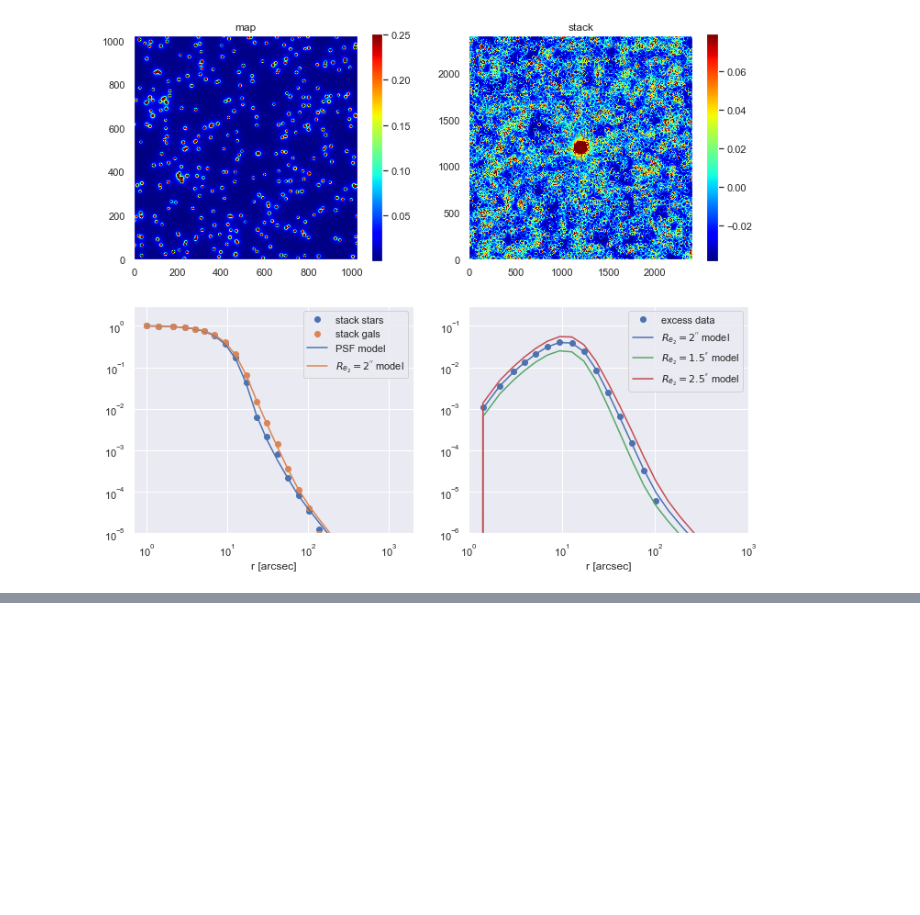
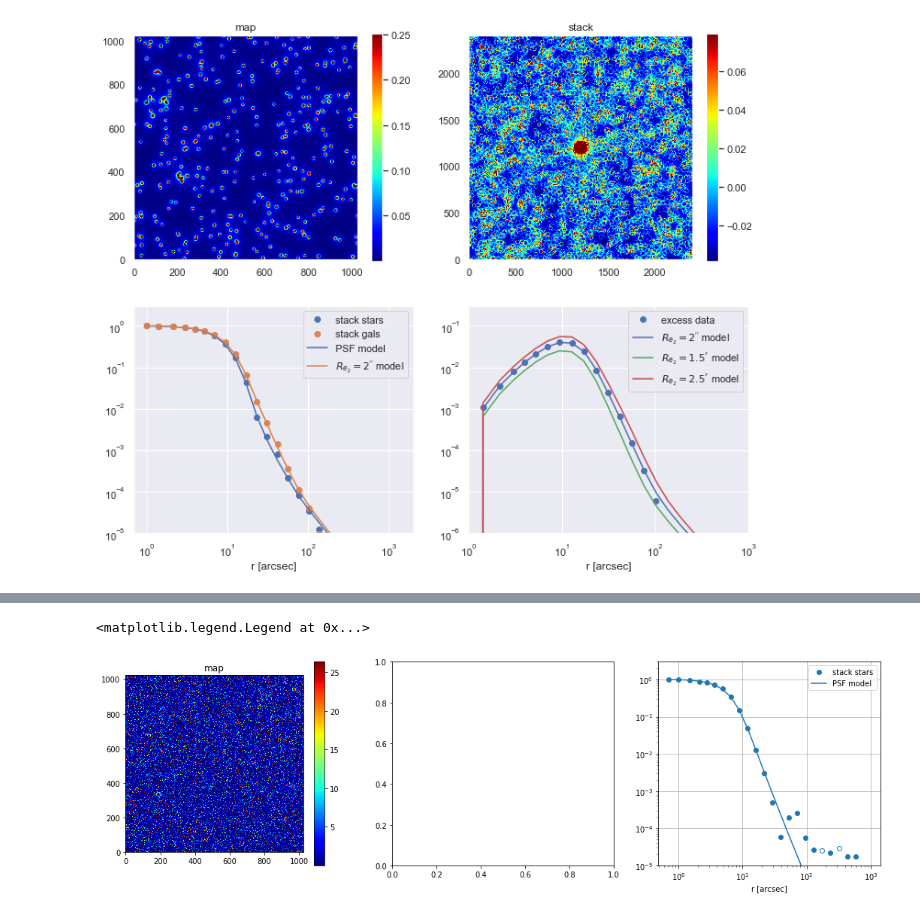
Before and after one commit to yuntingcheng/python_ciber, a Jupyter notebook: stack_modelfit/fit_process_test.ipynb, the cells around one changed output, grey strips where cells are left out. Cells and saved outputs as stored; diff of their text form; code cells hidden in the pictures; blank space fills up the shorter version.

```diff
--- a/stack_modelfit/fit_process_test.ipynb
+++ b/stack_modelfit/fit_process_test.ipynb
@@ -102,0 +248,19 @@ plt.savefig('plots/fitting_process_test.png', dpi = 100, bbox_inches='tight')
+# %%
+fig, ax = plt.subplots(1,3,figsize=(18,5))
+
+imageclip(srcmap, ax=ax[0])
+ax[0].set_title('map')
+ax[0].grid(False)
+
+ax[2].loglog(rbins,profstacks/profstacks[0],'C0o',label='stack stars')
+ax[2].loglog(rbins,-profstacks/profstacks[0],'C0o', fillstyle='none')
+ax[2].loglog(rbins,profmodels/profmodels[0],'C0', label='PSF model')
+ax[2].grid()
+ax[2].set_ylim([1e-5,3e0])
+ax[2].set_xlabel('r [arcsec]')
+ax[2].legend()
+
+# plt.savefig('plots/fitting_process_test.png', dpi = 100, bbox_inches='tight')
+# %% [output]
+<matplotlib.legend.Legend at 0x...>
+[figure, added]
```
Also changed, not shown: parts of 14 cells of this notebook, 5 other files.
